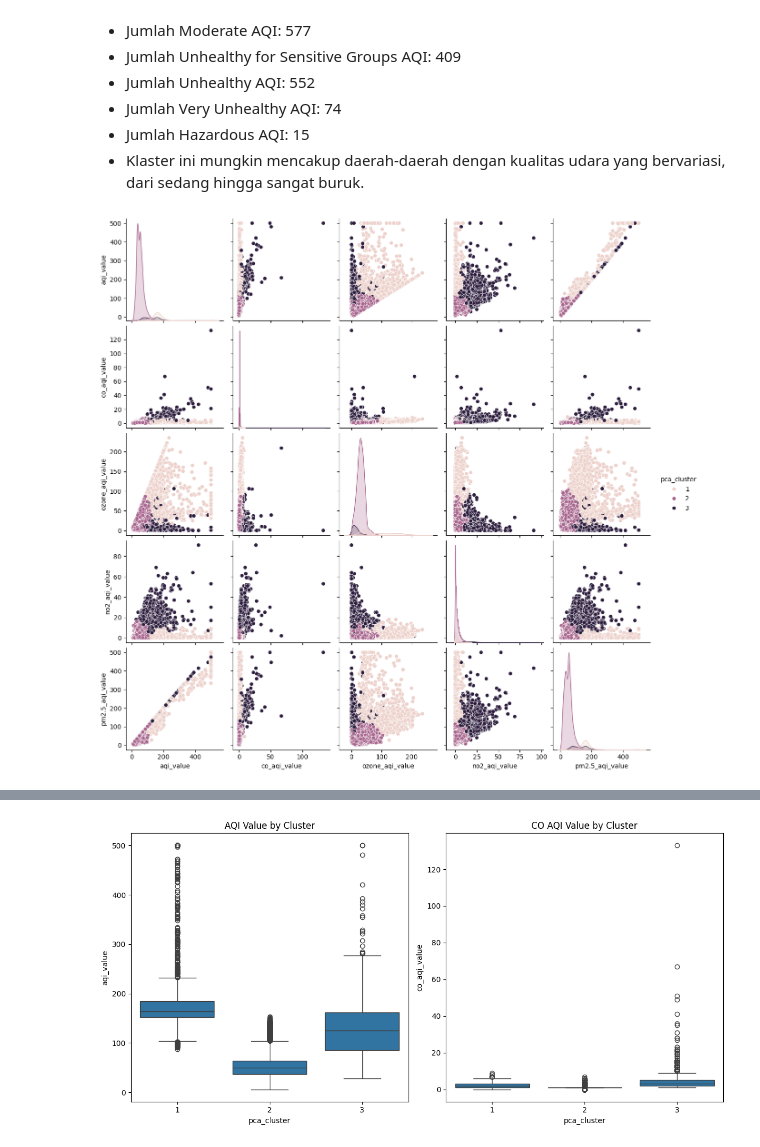
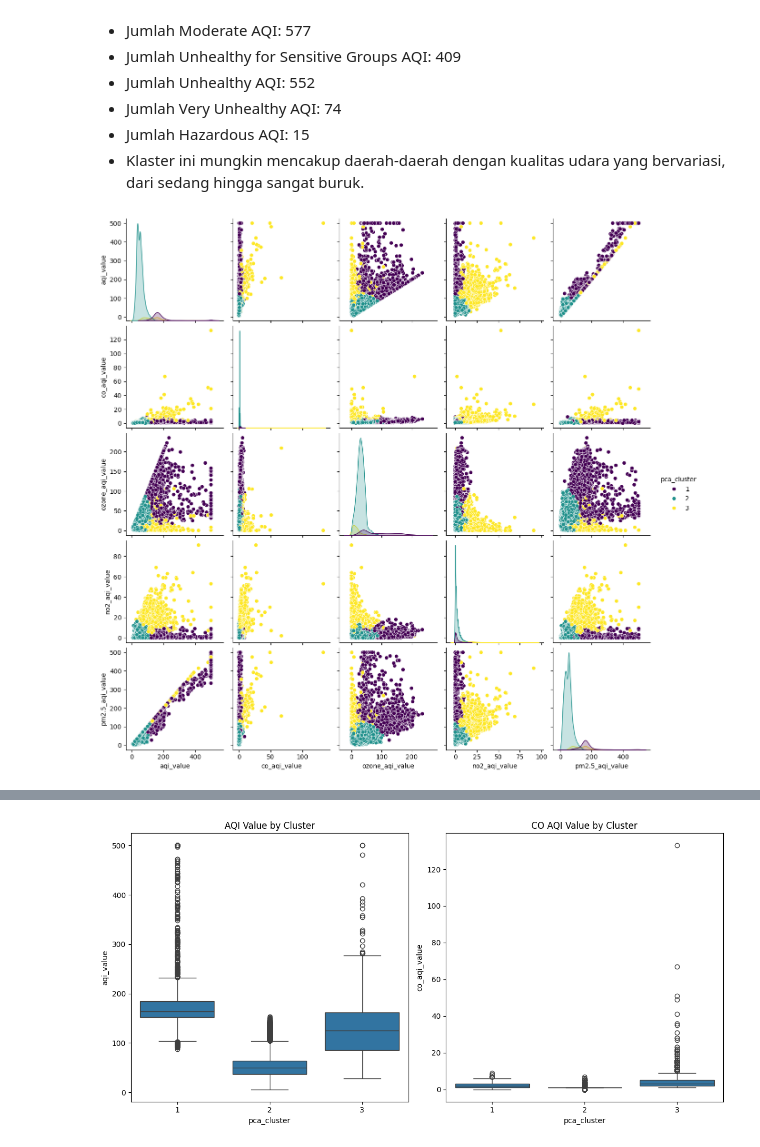
Before and after one commit to yudhamyn/PROJECT-AKHIR, a Jupyter notebook: yudha/submain.ipynb, the cells around one changed output, grey strips where cells are left out. Saved outputs shown, nothing was run; the diff lists cells and outputs as text; code cells hidden in the pictures.

```diff
--- a/yudha/submain.ipynb
+++ b/yudha/submain.ipynb
@@ -864,12 +864,12 @@ pca_cluster                                             ...
 # %%
 import seaborn as sns
 import matplotlib.pyplot as plt
 
 # Membuat pairplot dengan hue berdasarkan kolom pca_cluster
-sns.pairplot(df_cleaned, hue='pca_cluster')
+sns.pairplot(df_cleaned, hue='pca_cluster', palette='viridis')
 plt.show()
 # %% [output]
-[figure, old version]
+[figure, new version]
 # %%
 df_cleaned.tail()
 # %% [output]
```
Also changed, not shown: parts of 1 cell of this notebook, 1 other file.
